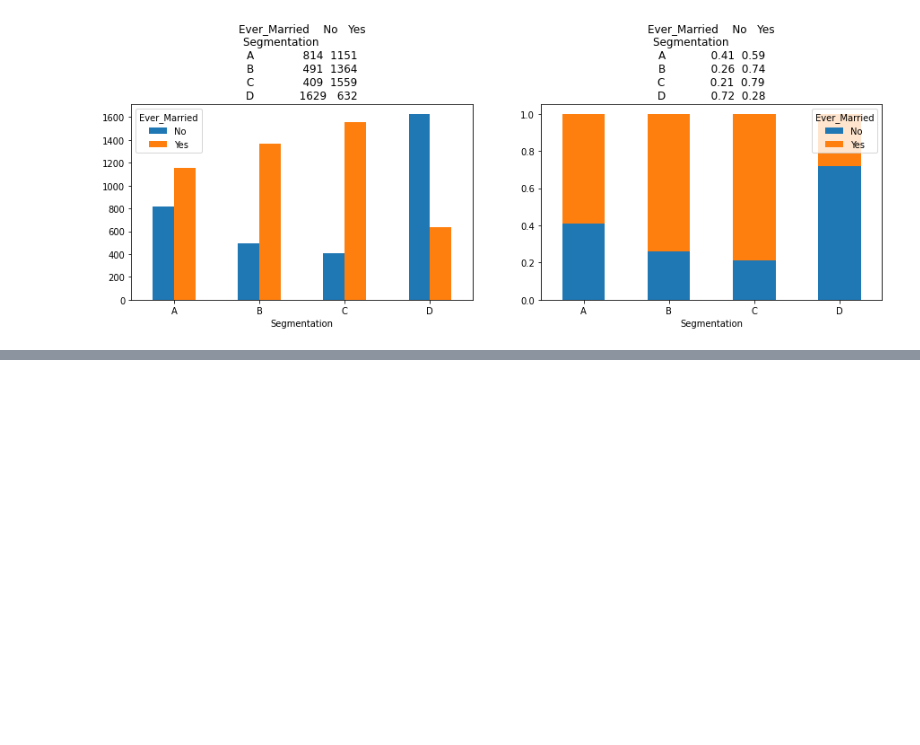
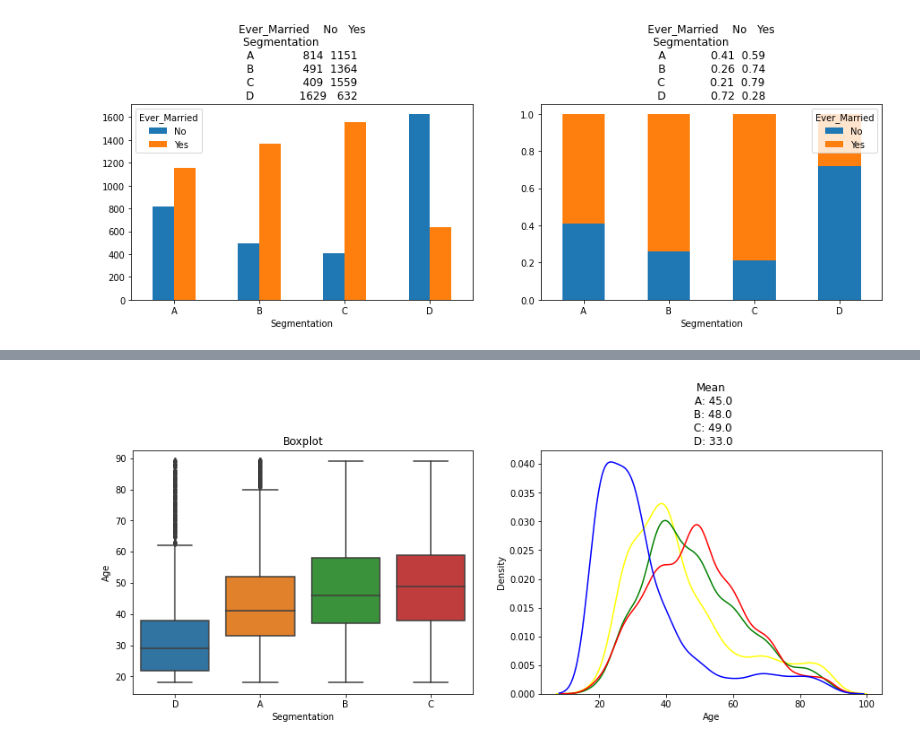
Before and after one commit to Research-Group-CDAP/ML_Assignment2_IT19132310_IT19139036_IT19120980_IT19104218, a Jupyter notebook: model.ipynb, the cells around one changed output, grey strips where cells are left out. Drawn from its saved outputs; the diff is of its cells as text; code cells hidden in the pictures; blank space fills up the shorter version.

```diff
--- a/model.ipynb
+++ b/model.ipynb
@@ -339,0 +390,26 @@ plt.show()
+# %%
+
+# Looking the distribution of column Age w.r.t to each segment
+a = df_train[df_train.Segmentation =='A']["Age"]
+b = df_train[df_train.Segmentation =='B']["Age"]
+c = df_train[df_train.Segmentation =='C']["Age"]
+d = df_train[df_train.Segmentation =='D']["Age"]
+
+plt.figure(figsize=(15,5))
+
+plt.subplot(1,2,1)
+sns.boxplot(data = df_train, x = "Segmentation", y="Age")
+plt.title('Boxplot')
+
+plt.subplot(1,2,2)
+sns.kdeplot(a,shade= False, label = 'A', color = 'yellow')
+sns.kdeplot(b,shade= False, label = 'B', color = 'green')
+sns.kdeplot(c,shade= False, label = 'C', color = 'red')
+sns.kdeplot(d,shade= False, label = 'D', color = 'blue')
+plt.xlabel('Age')
+plt.ylabel('Density')
+plt.title("Mean\n A: {}\n B: {}\n C: {}\n D: {}".format(round(a.mean(),0),round(b.mean(),0),round(c.mean(),0),round(d.mean(),0)))
+
+plt.show()
+# %% [output]
+[figure, added]
```
Also changed, not shown: parts of 9 cells of this notebook.
